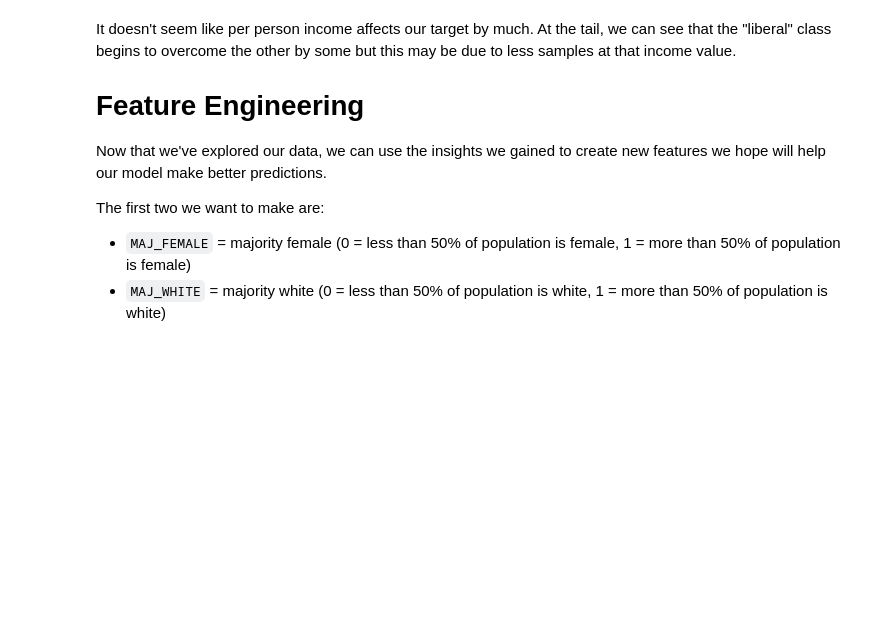
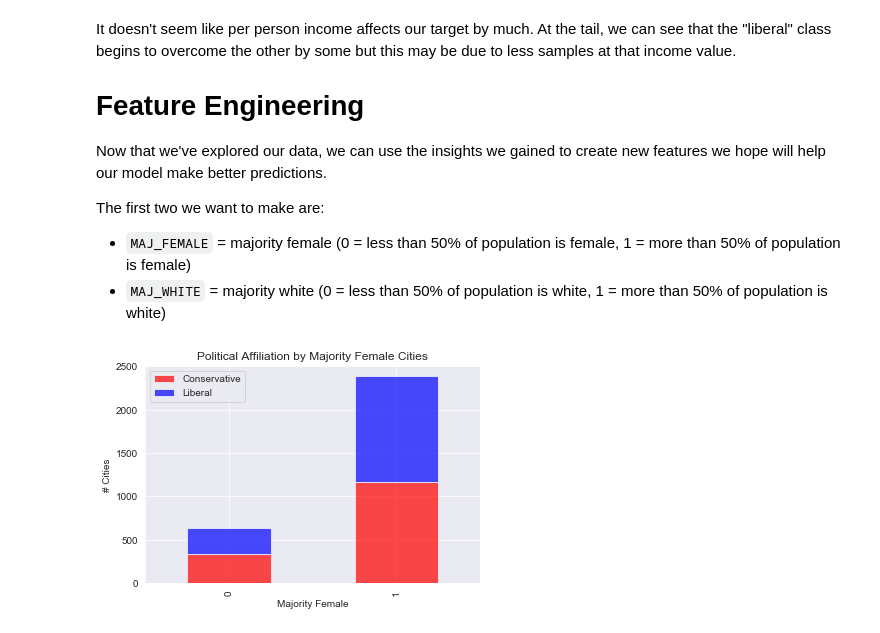
Before and after one commit to CaryMosley/PoliticalAffiliation, a Jupyter notebook: EDA and Feature Engineering.ipynb, the cells around one changed output. Cells and saved outputs as stored; diff of their text form; code cells hidden in the pictures; blank space fills up the shorter version.

```diff
--- a/EDA and Feature Engineering.ipynb
+++ b/EDA and Feature Engineering.ipynb
@@ -541,0 +539,13 @@ df['MAJ_WHITE']=df['WHITE'].apply(lambda x: 1 if x>.5 else 0)
+# %%
+df['MAJ_FEMALE']=df['FEMALE'].apply(lambda x: 1 if x>.5 else 0)
+
+chart = df.groupby(['MAJ_FEMALE','PA']).MAJ_FEMALE.count().unstack()
+p = chart.plot(kind = 'bar', stacked = True,
+                   title = 'Political Affiliation by Majority Female Cities',
+                   color = ['red','blue'], alpha = .70)
+p.set_xlabel('Majority Female')
+p.set_ylabel('# Cities')
+p.legend(['Conservative','Liberal'])
+plt.show()
+# %% [output]
+[figure, added]
```
Also changed, not shown: parts of 7 cells of this notebook, 1 other file.
